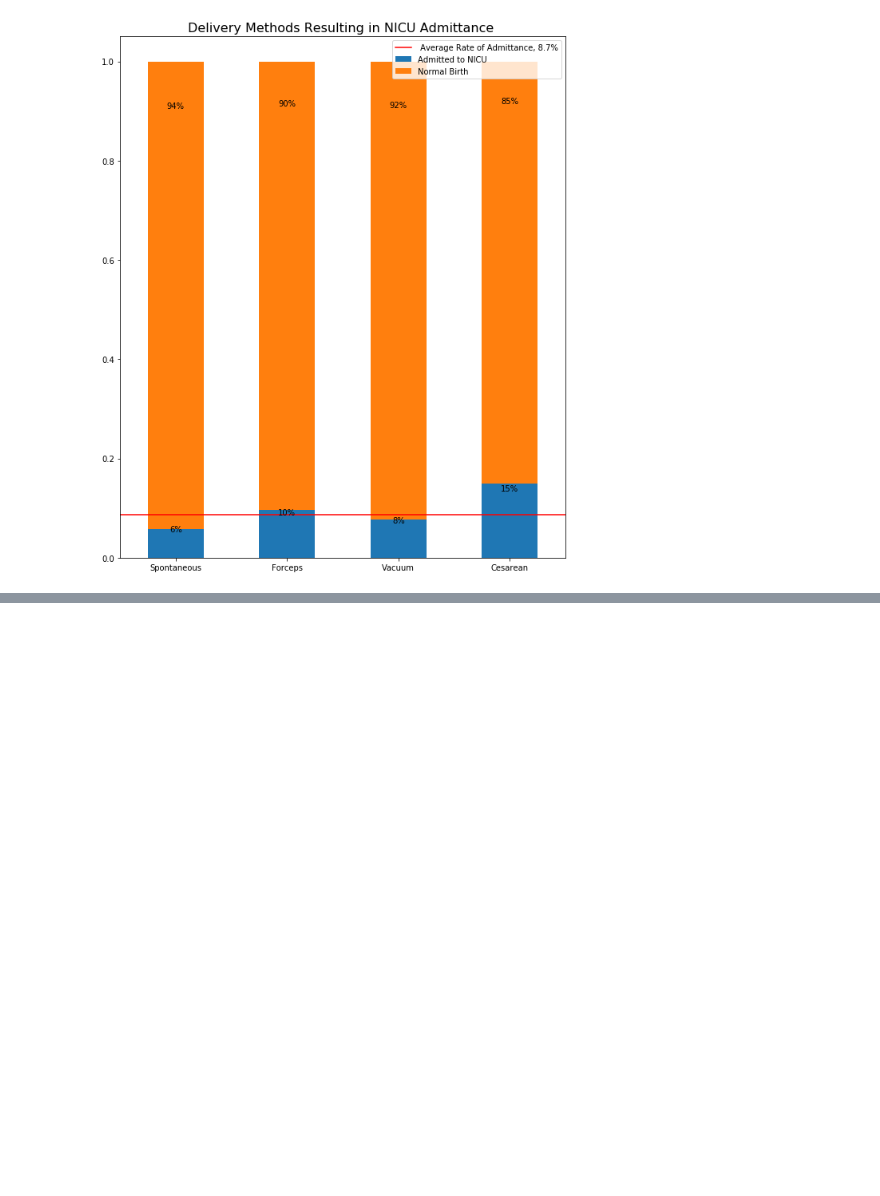
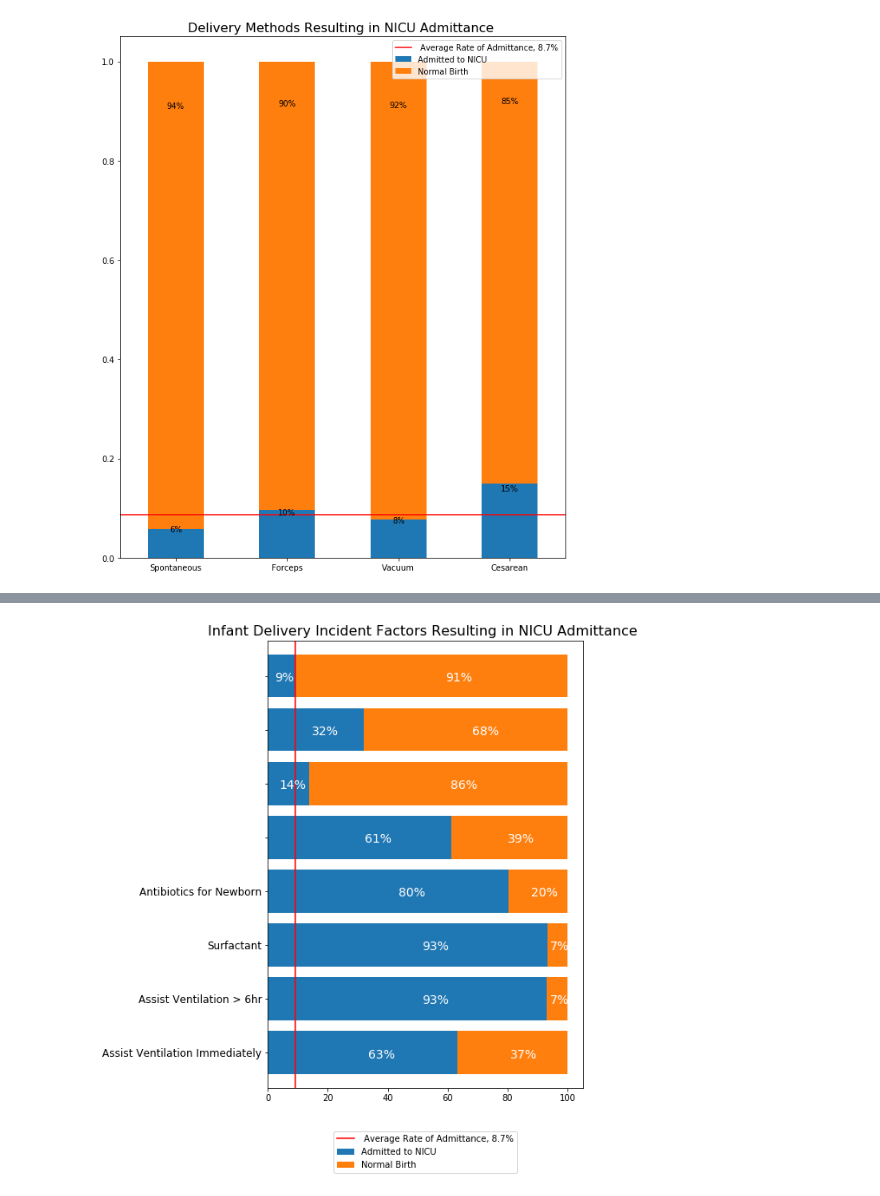
Before and after one commit to mkwasnica/CDC_capstone, a Jupyter notebook: notebooks/MK_Visualization.ipynb, the cells around one changed output, grey strips where cells are left out. Saved outputs shown, nothing was run; the diff lists cells and outputs as text; code cells hidden in the pictures; blank space fills up the shorter version.

```diff
--- a/notebooks/MK_Visualization.ipynb
+++ b/notebooks/MK_Visualization.ipynb
@@ -740,0 +763,43 @@ saveplt('delivery_method')
+# %%
+cnames_list = ['assist_vent_immed',
+       'assist_vent_after6', 'surfactant', 'antibiotics_for_newborn',
+       'steriods', 'antibiotics', 'chorioamnionitis', 'anesthesia']
+fullnames_list =['Assist Ventilation Immediately',
+       'Assist Ventilation > 6hr', 'Surfactant', 'Antibiotics for Newborn',
+       ]
+test = pd.concat(map( lambda cname: make_pctdf( births_nou, cname ), cnames_list ))
+test2 = pd.concat(map( lambda cname: make_cntdf( births_nou, cname ), cnames_list ))
+# %%
+test_plt = (test.div(test.sum(1), axis=0)).plot(kind = 'barh', width = 0.8, stacked = True, figsize = (10,9))
+# test_plt = (test.div(test.sum(1), axis=0)).sort_values(by = 1 ,ascending=False).plot(kind = 'barh', width = 0.8, stacked = True, figsize = (10,9))
+#Need to figure out how to adjust axis labels to follow sorted data automatically
+
+#Formatting
+plt.axvline(x=(9.14/100), color='r', linestyle='-', label = '8.7%')
+test_plt.set_yticklabels(fullnames_list, fontsize = 12)
+test_plt.set_xticklabels(('0','20','40','60','80', '100'))
+test_plt.set_title("Infant Delivery Incident Factors Resulting in NICU Admittance ", fontsize = 16)
+leg = test_plt.legend(labels=[' Average Rate of Admittance, 8.7%', 'Admitted to NICU', 'Normal Birth'],fontsize= 10, loc = 'lower center')
+#Add annotation
+for p in test_plt.patches:
+    width, height = p.get_width(), p.get_height()
+    x, y = p.get_xy()
+    test_plt.annotate('{:.0%}'.format(width), (p.get_x()+.6*width, p.get_y() + height - .5),
+                      ha = 'center', color = 'white', fontsize = 14)
+
+# Get the bounding box of the original legend
+bb = leg.get_bbox_to_anchor().inverse_transformed(test_plt.transAxes)
+
+# Change to location of the legend.
+xOffset = -.2
+bb.y0 += xOffset
+bb.y1 += xOffset
+leg.set_bbox_to_anchor(bb, transform = test_plt.transAxes)
+
+#Resize plot area to fit within Figure Size
+plt.tight_layout(rect = (0,0,.8,1))
+
+#Save Figure
+saveplt('infant_delivery_risks_barpct')
+# %% [output]
+[figure, added]
```
Also changed, not shown: parts of 5 cells of this notebook, 8 other files.
